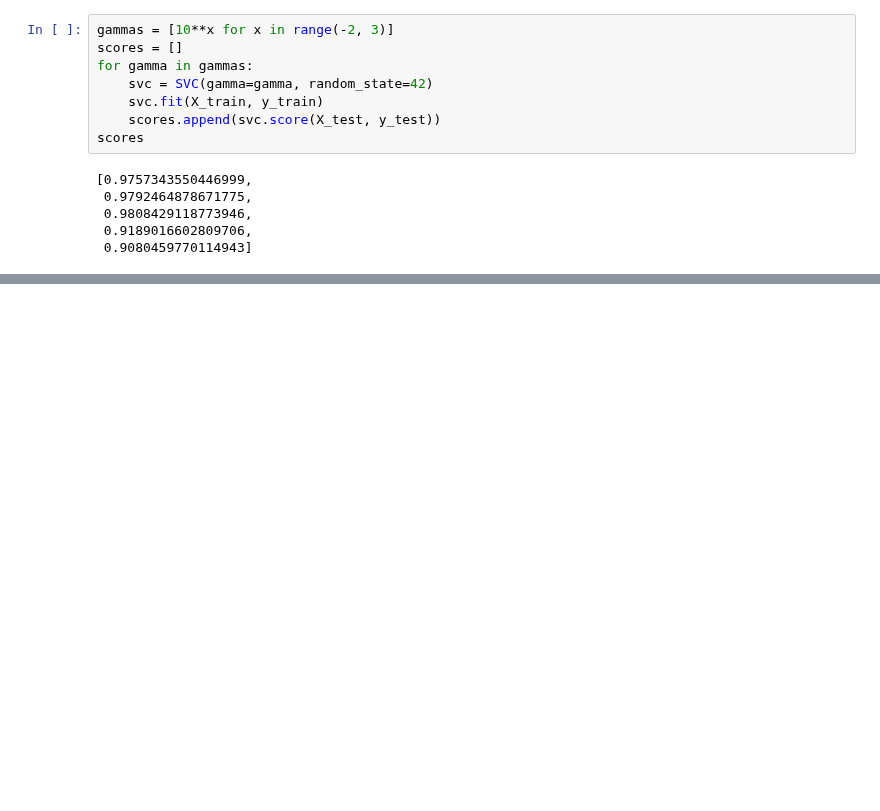
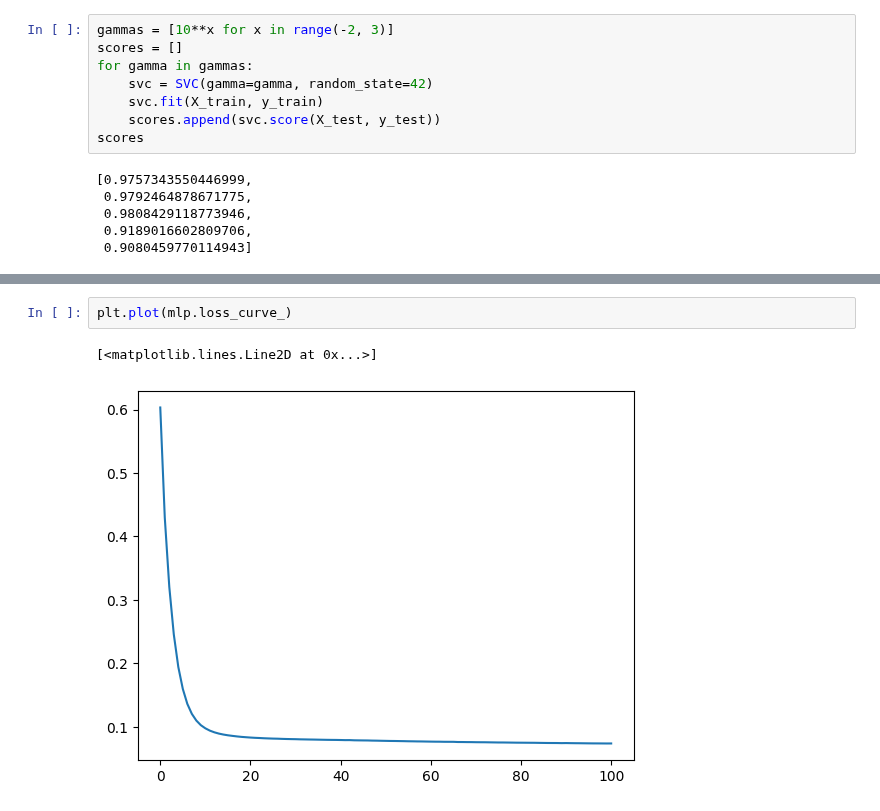
Before and after one commit to ybrenning/ivda, a Jupyter notebook: 04/04-solution.ipynb, the cells around one changed output, grey strips where cells are left out. Drawn from its saved outputs; the diff is of its cells as text; blank space fills up the shorter version.

```diff
--- a/04/04-solution.ipynb
+++ b/04/04-solution.ipynb
@@ -201,0 +302,5 @@ scores
+# %%
+plt.plot(mlp.loss_curve_)
+# %% [output]
+[<matplotlib.lines.Line2D at 0x...>]
+[figure, added]
```
Also changed, not shown: parts of 20 cells of this notebook.
